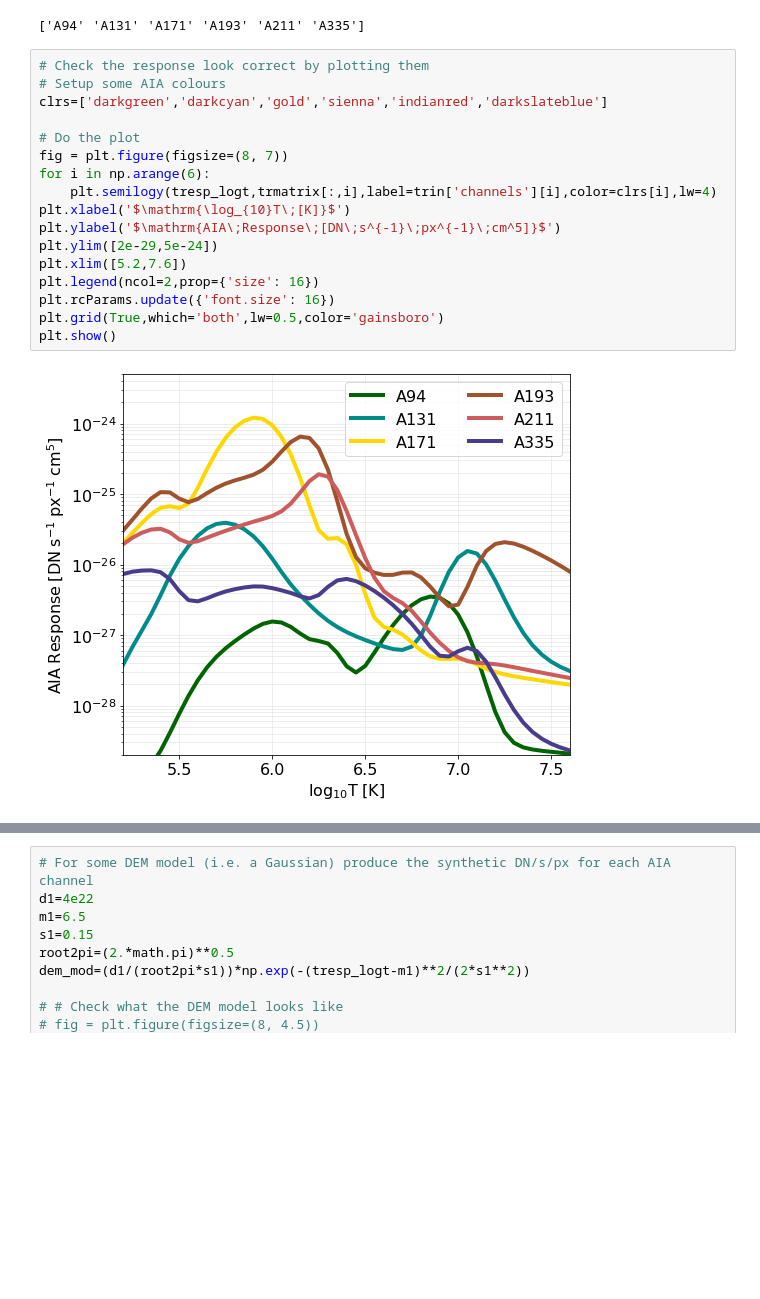
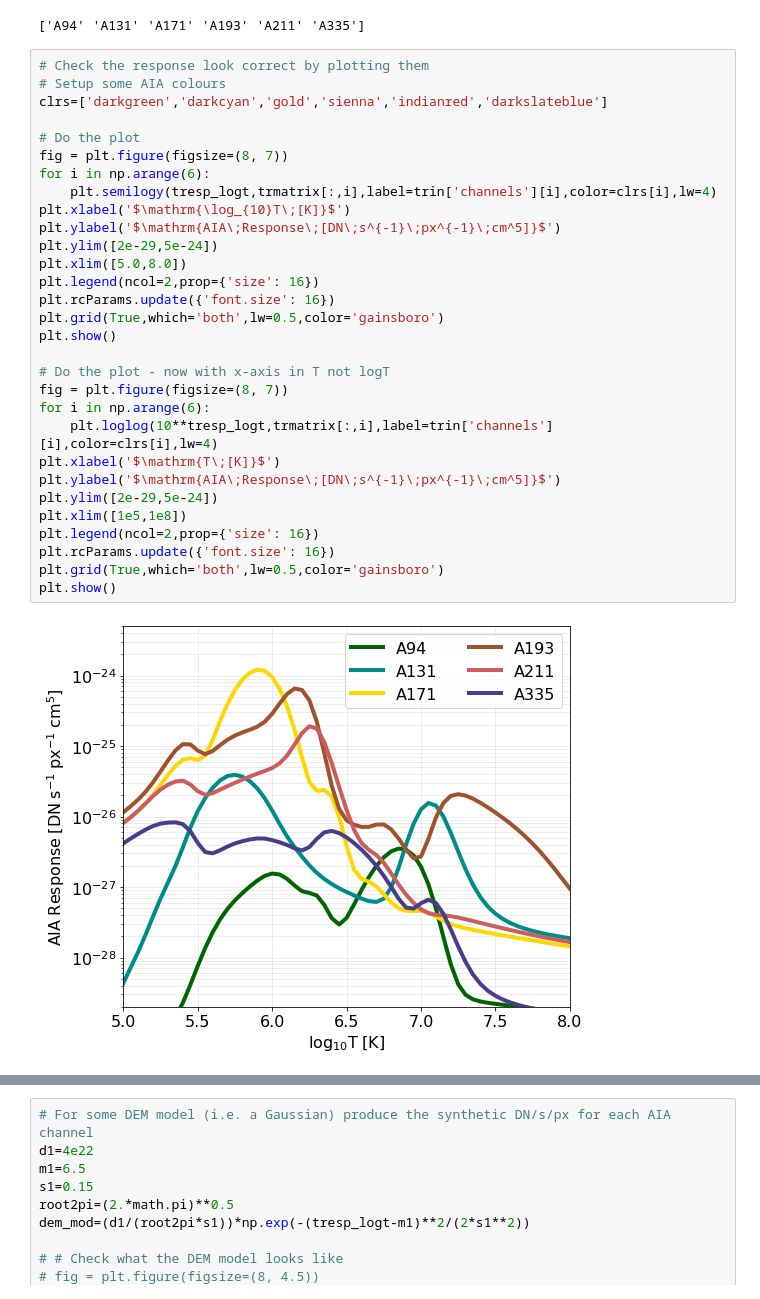
Before and after one commit to ianan/demreg, a Jupyter notebook: python/example_demregpy_aiasyn.ipynb, the cells around one changed output, grey strips where cells are left out. Saved outputs shown, nothing was run; the diff lists cells and outputs as text; blank space fills up the shorter version.

```diff
--- a/python/example_demregpy_aiasyn.ipynb
+++ b/python/example_demregpy_aiasyn.ipynb
@@ -42,19 +43,32 @@ matplotlib.rcParams['font.size'] = 16
 # %%
 # Check the response look correct by plotting them
 # Setup some AIA colours
 clrs=['darkgreen','darkcyan','gold','sienna','indianred','darkslateblue']
 
 # Do the plot
 fig = plt.figure(figsize=(8, 7))
 for i in np.arange(6):
     plt.semilogy(tresp_logt,trmatrix[:,i],label=trin['channels'][i],color=clrs[i],lw=4)
 plt.xlabel('$\mathrm{\log_{10}T\;[K]}$')
 plt.ylabel('$\mathrm{AIA\;Response\;[DN\;s^{-1}\;px^{-1}\;cm^5]}$')
 plt.ylim([2e-29,5e-24])
-plt.xlim([5.2,7.6])
+plt.xlim([5.0,8.0])
 plt.legend(ncol=2,prop={'size': 16})
 plt.rcParams.update({'font.size': 16})
 plt.grid(True,which='both',lw=0.5,color='gainsboro')
 plt.show()
+
+# Do the plot - now with x-axis in T not logT
+fig = plt.figure(figsize=(8, 7))
+for i in np.arange(6):
+    plt.loglog(10**tresp_logt,trmatrix[:,i],label=trin['channels'][i],color=clrs[i],lw=4)
+plt.xlabel('$\mathrm{T\;[K]}$')
+plt.ylabel('$\mathrm{AIA\;Response\;[DN\;s^{-1}\;px^{-1}\;cm^5]}$')
+plt.ylim([2e-29,5e-24])
+plt.xlim([1e5,1e8])
+plt.legend(ncol=2,prop={'size': 16})
+plt.rcParams.update({'font.size': 16})
+plt.grid(True,which='both',lw=0.5,color='gainsboro')
+plt.show()
 # %% [output]
-[figure, old version]
+[figure, new version]
```
Also changed, not shown: parts of 5 cells of this notebook.
